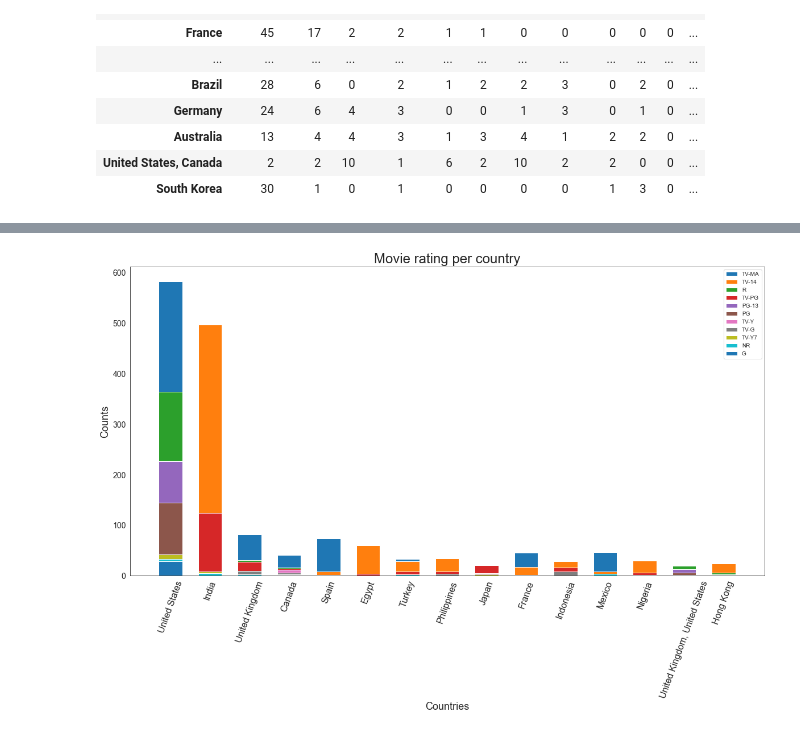
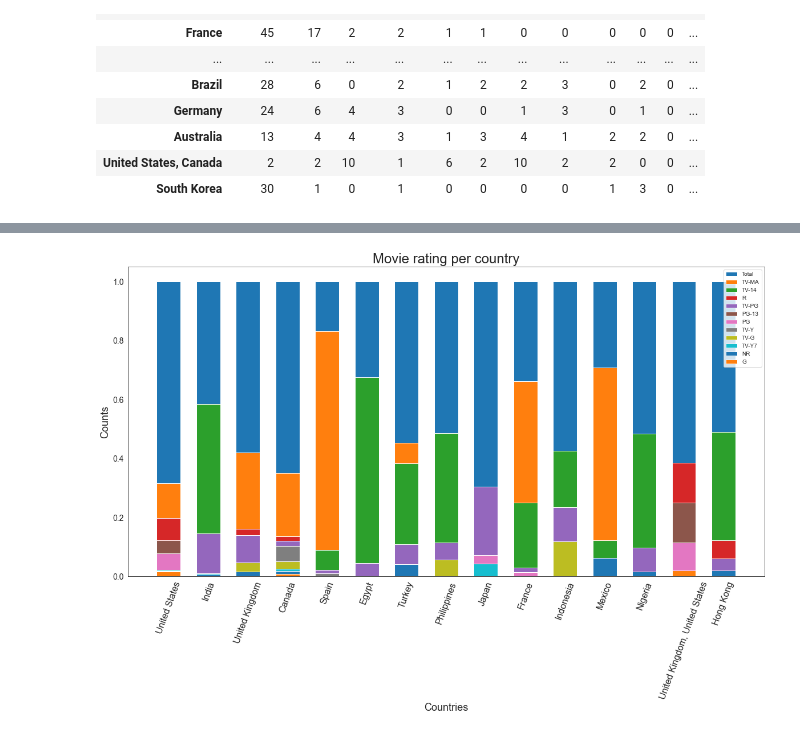
Before and after one commit to avgcam/netflix-eda, a Jupyter notebook: netflix_eda.ipynb, the cells around one changed output, grey strips where cells are left out. Drawn from its saved outputs; the diff is of its cells as text; code cells hidden in the pictures.

```diff
--- a/netflix_eda.ipynb
+++ b/netflix_eda.ipynb
@@ -305,3 +292,18 @@ rat_country[:20]
 | Australia | 13 | 4 | 4 | 3 | 1 | 3 | 4 | 1 | 2 | 2 | 0 | ... |
 | United States, Canada | 2 | 2 | 10 | 1 | 6 | 2 | 10 | 2 | 2 | 0 | 0 | ... |
 | South Korea | 30 | 1 | 0 | 1 | 0 | 0 | 0 | 0 | 1 | 3 | 0 | ... |
+# %%
+# percent of ratings per country
+per_country = rat_country
+per_country['TV-MA'] = (rat_country['TV-MA']/rat_country['Total'])
+per_country['TV-14'] = (rat_country['TV-14']/rat_country['Total'])
+per_country['R'] = (rat_country['R']/rat_country['Total'])
+per_country['TV-PG'] = (rat_country['TV-PG']/rat_country['Total'])
+per_country['PG-13'] = (rat_country['PG-13']/rat_country['Total'])
+per_country['PG'] = (rat_country['PG']/rat_country['Total'])
+per_country['TV-Y'] = (rat_country['TV-Y']/rat_country['Total'])
+per_country['TV-G'] = (rat_country['TV-G']/rat_country['Total'])
+per_country['TV-Y7'] = (rat_country['TV-Y7']/rat_country['Total'])
+per_country['NR'] = (rat_country['NR']/rat_country['Total'])
+per_country['G'] = (rat_country['G']/rat_country['Total'])
+per_country['Total'] = 1
@@ -308,29 +331,30 @@ rat_country[:20]
 # %%
-labels = rat_country.index[:15]
+labels = per_country.index[:15]
 
 fig, ax = plt.subplots()
 
-ax.bar(labels, rat_country['TV-MA'][:15], .6, label='TV-MA')
-ax.bar(labels, rat_country['TV-14'][:15], .6, label='TV-14')
-ax.bar(labels, rat_country['R'][:15], .6, label='R')
-ax.bar(labels, rat_country['TV-PG'][:15], .6, label='TV-PG')
-ax.bar(labels, rat_country['PG-13'][:15], .6, label='PG-13')
-ax.bar(labels, rat_country['PG'][:15], .6, label='PG')
-ax.bar(labels, rat_country['TV-Y'][:15], .6, label='TV-Y')
-ax.bar(labels, rat_country['TV-G'][:15], .6, label='TV-G')
-ax.bar(labels, rat_country['TV-Y7'][:15], .6, label='TV-Y7')
-ax.bar(labels, rat_country['NR'][:15], .6, label='NR')
-ax.bar(labels, rat_country['G'][:15], .6, label='G')
+ax.bar(labels, per_country['Total'][:15], .6, label="Total")
+ax.bar(labels, per_country['TV-MA'][:15], .6, label='TV-MA')
+ax.bar(labels, per_country['TV-14'][:15], .6, label='TV-14')
+ax.bar(labels, per_country['R'][:15], .6, label='R')
+ax.bar(labels, per_country['TV-PG'][:15], .6, label='TV-PG')
+ax.bar(labels, per_country['PG-13'][:15], .6, label='PG-13')
+ax.bar(labels, per_country['PG'][:15], .6, label='PG')
+ax.bar(labels, per_country['TV-Y'][:15], .6, label='TV-Y')
+ax.bar(labels, per_country['TV-G'][:15], .6, label='TV-G')
+ax.bar(labels, per_country['TV-Y7'][:15], .6, label='TV-Y7')
+ax.bar(labels, per_country['NR'][:15], .6, label='NR')
+ax.bar(labels, per_country['G'][:15], .6, label='G')
 
 
 ax.set_ylabel('Counts', fontsize = 18)
 ax.set_xlabel("Countries", fontsize = 18)
 plt.yticks(fontsize = 14)
 plt.xticks(fontsize = 16, rotation = 70)
 ax.set_title('Movie rating per country', fontsize = 24)
 ax.legend()
 
 plt.gcf().set_size_inches(20,10)
 plt.show()
 # %% [output]
-[figure, old version]
+[figure, new version]
```
Also changed, not shown: parts of 16 cells of this notebook.
